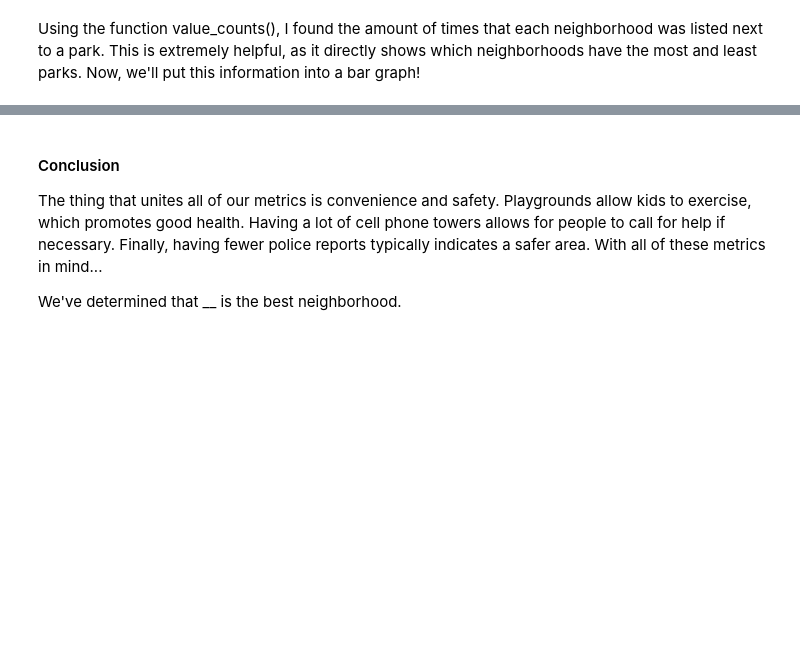
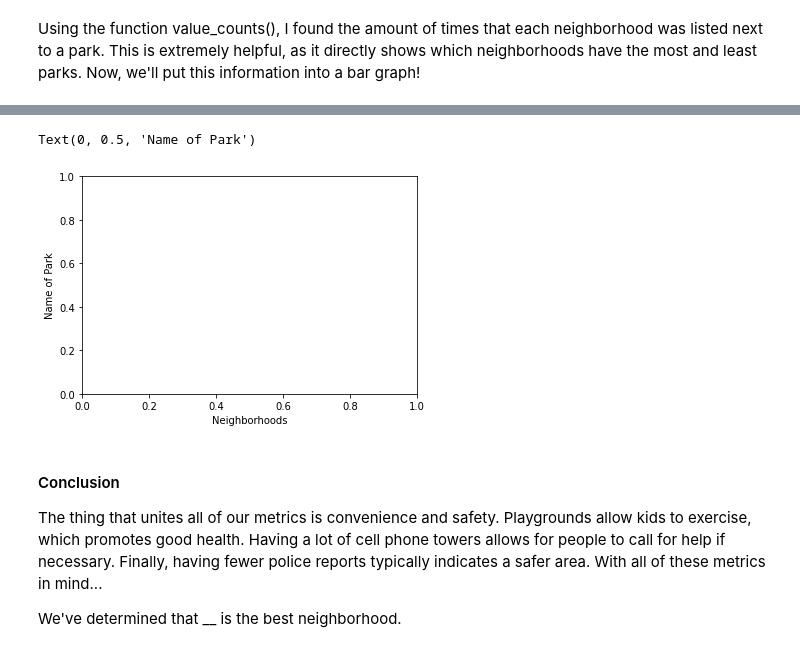
Before and after one commit to carolinescalf/final-project, a Jupyter notebook: Final Notebook.ipynb, the cells around one changed output, grey strips where cells are left out. Drawn from its saved outputs; the diff is of its cells as text; code cells hidden in the pictures; blank space fills up the shorter version.

Commit message:
Play

```diff
--- a/Final Notebook.ipynb
+++ b/Final Notebook.ipynb
@@ -235,3 +226,15 @@ play_graph.plot.bar
+# %%
+import numpy as np
+import geopandas
+%matplotlib inline
+import matplotlib.pyplot as plt
+play_graph = playground["neighborhood"].value_counts()
+play_graph.head(20).plot.bar
+plt.xlabel("Neighborhoods")
+plt.ylabel("Name of Park")
+# %% [output]
+Text(0, 0.5, 'Name of Park')
+[figure, added]
 # %% [markdown]
 #### Conclusion
 The thing that unites all of our metrics is convenience and safety. Playgrounds allow kids to exercise, which promotes good health. Having a lot of cell phone towers allows for people to call for help if necessary. Finally, having fewer police reports typically indicates a safer area. With all of these metrics in mind...
```
Also changed, not shown: parts of 2 cells of this notebook.
